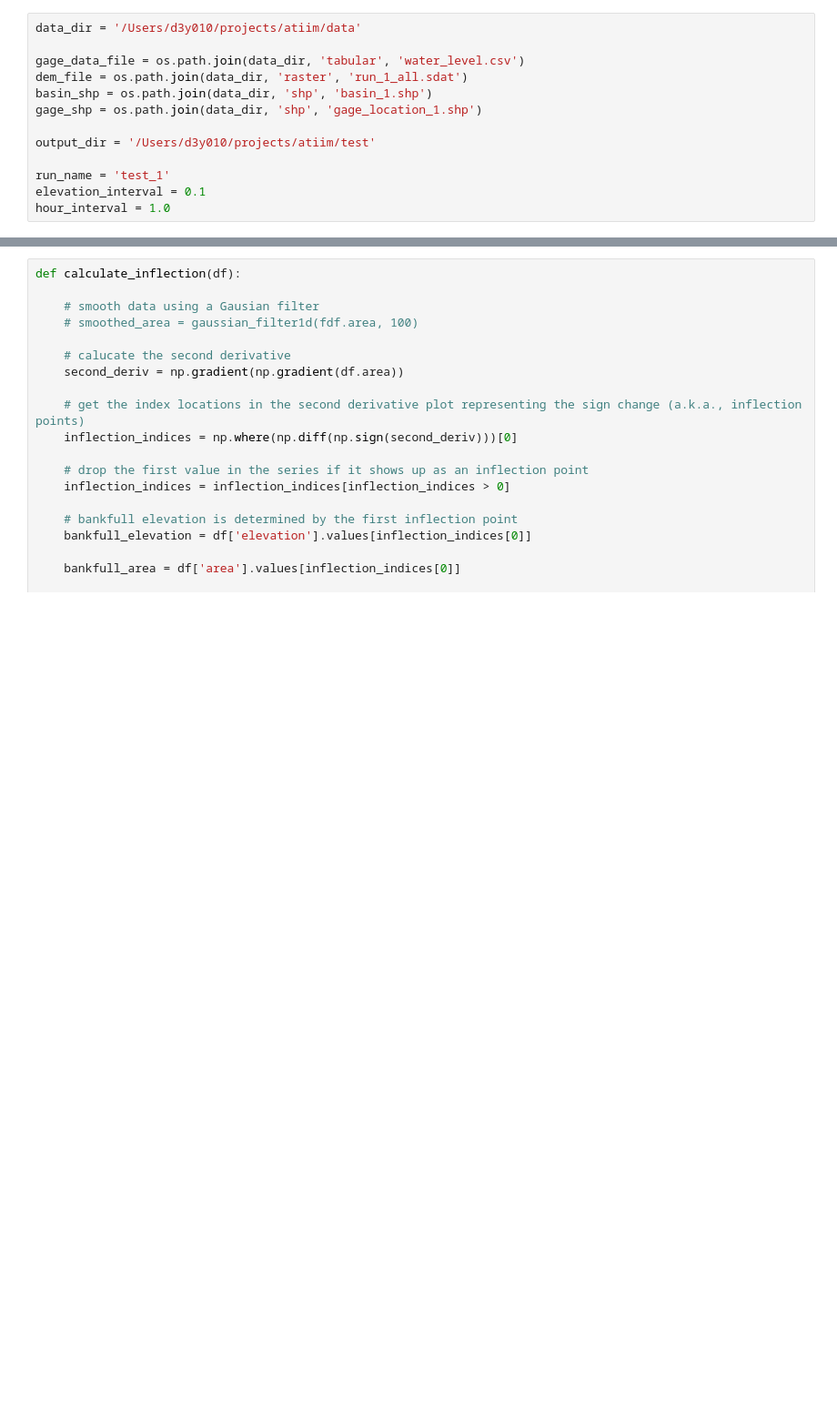
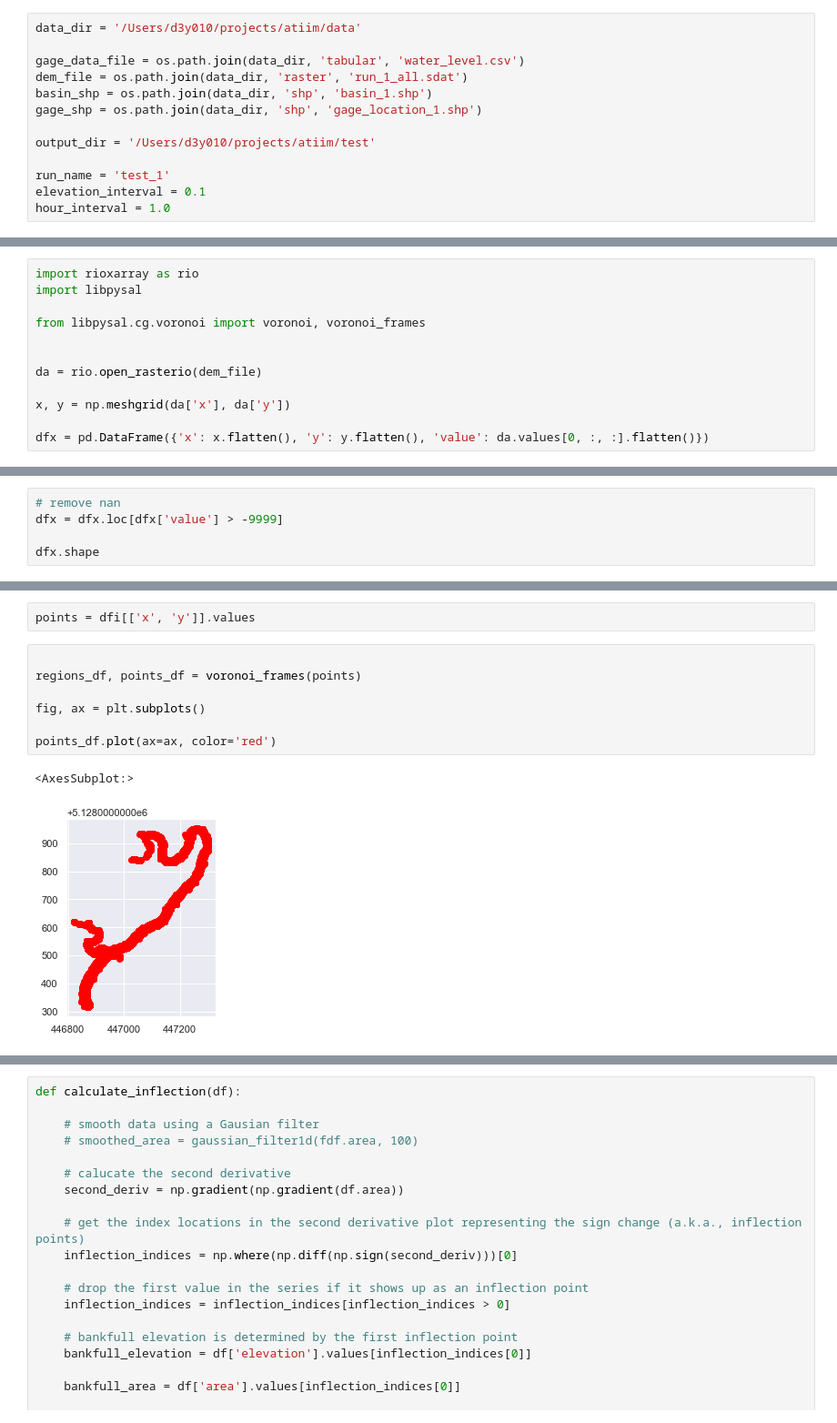
Before and after one commit to crvernon/atiim, a Jupyter notebook: noteboooks/quickstarter.ipynb, the cells around one changed output, grey strips where cells are left out. Shown at 91% size. Drawn from its saved outputs; the diff is of its cells as text; blank space fills up the shorter version.

```diff
--- a/noteboooks/quickstarter.ipynb
+++ b/noteboooks/quickstarter.ipynb
@@ -39,0 +58,12 @@ hour_interval = 1.0
+# %%
+import rioxarray as rio
+import libpysal
+
+from libpysal.cg.voronoi import voronoi, voronoi_frames
+
+
+da = rio.open_rasterio(dem_file)
+
+x, y = np.meshgrid(da['x'], da['y'])
+
+dfx = pd.DataFrame({'x': x.flatten(), 'y': y.flatten(), 'value': da.values[0, :, :].flatten()})
@@ -39,0 +74,5 @@ hour_interval = 1.0
+# %%
+# remove nan
+dfx = dfx.loc[dfx['value'] > -9999]
+
+dfx.shape
@@ -39,0 +144,12 @@ hour_interval = 1.0
+# %%
+points = dfi[['x', 'y']].values
+# %%
+
+regions_df, points_df = voronoi_frames(points)
+
+fig, ax = plt.subplots()
+
+points_df.plot(ax=ax, color='red')
+# %% [output]
+<AxesSubplot:>
+[figure, added]
```
Also changed, not shown: parts of 25 cells of this notebook, 1 other file.
